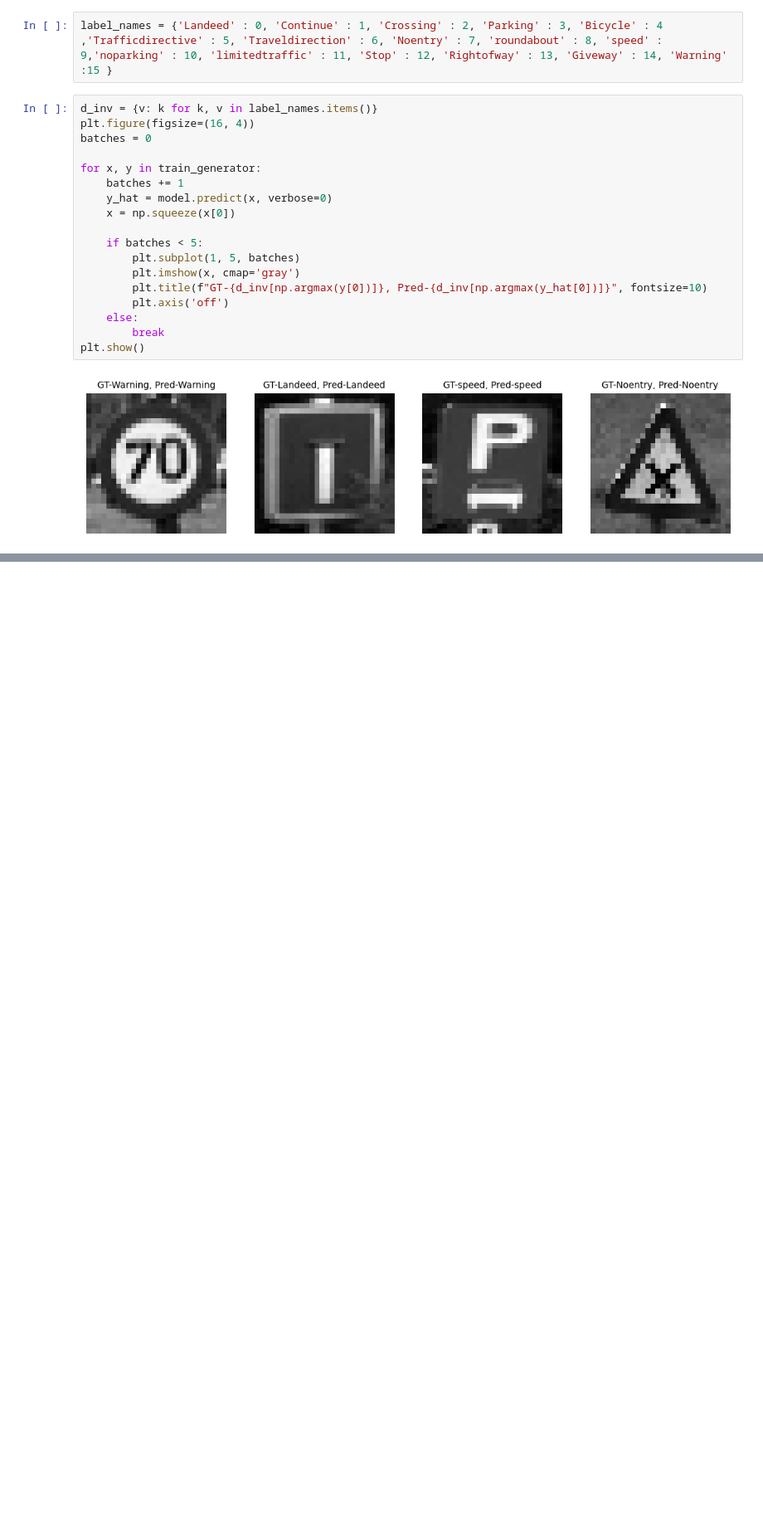
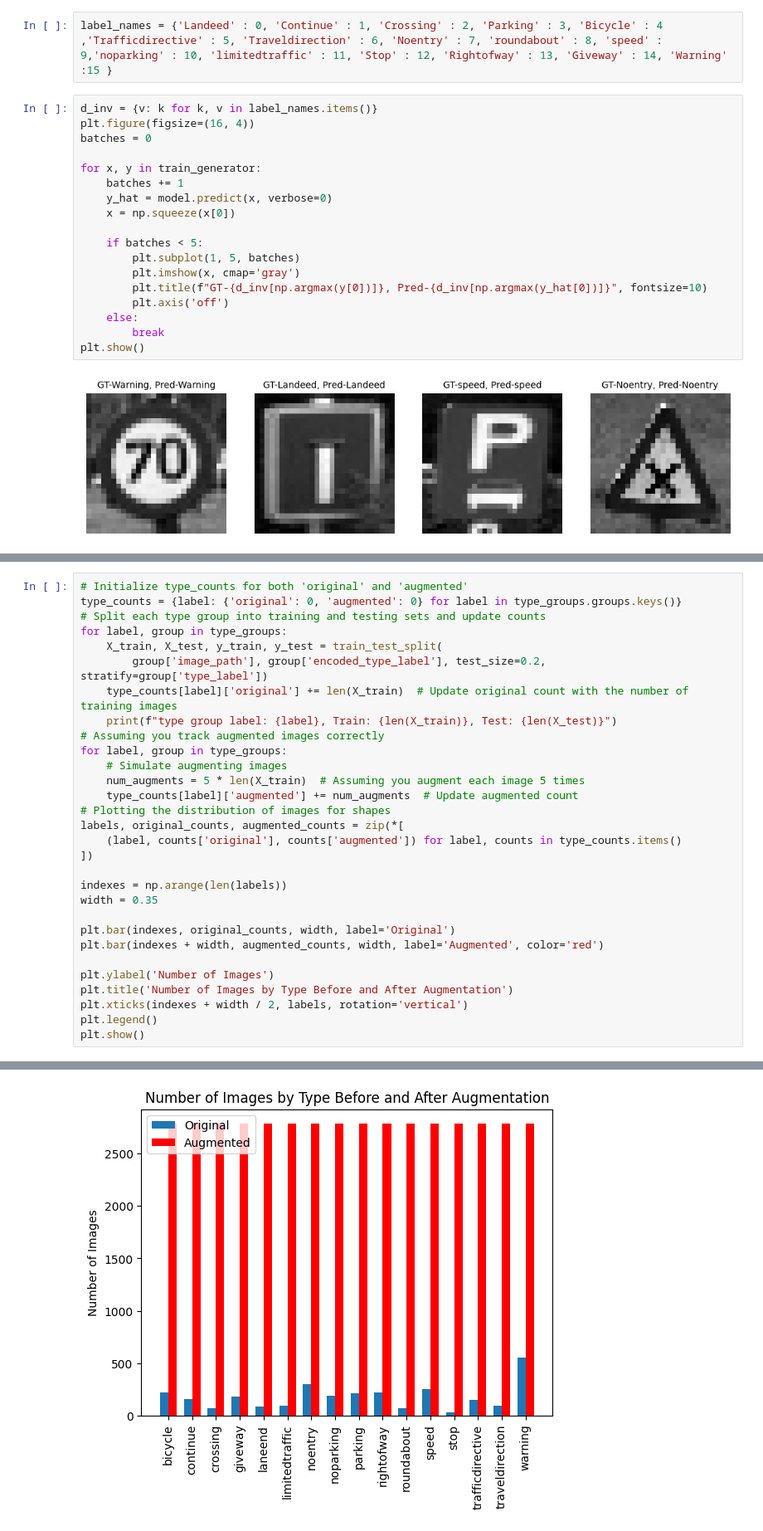
Before and after one commit to afrahhassan/afrahhassan, a Jupyter notebook: assignment2.ipynb, the cells around one changed output, grey strips where cells are left out. Shown at 83% size. Saved outputs shown, nothing was run; the diff lists cells and outputs as text; blank space fills up the shorter version.

```diff
--- a/assignment2.ipynb
+++ b/assignment2.ipynb
@@ -1041,0 +1125,31 @@ plt.show()
+# %%
+# Initialize type_counts for both 'original' and 'augmented'
+type_counts = {label: {'original': 0, 'augmented': 0} for label in type_groups.groups.keys()}
+# Split each type group into training and testing sets and update counts
+for label, group in type_groups:
+    X_train, X_test, y_train, y_test = train_test_split(
+        group['image_path'], group['encoded_type_label'], test_size=0.2, stratify=group['type_label'])
+    type_counts[label]['original'] += len(X_train)  # Update original count with the number of training images
+    print(f"type group label: {label}, Train: {len(X_train)}, Test: {len(X_test)}")
+# Assuming you track augmented images correctly
+for label, group in type_groups:
+    # Simulate augmenting images
+    num_augments = 5 * len(X_train)  # Assuming you augment each image 5 times
+    type_counts[label]['augmented'] += num_augments  # Update augmented count
+# Plotting the distribution of images for shapes
+labels, original_counts, augmented_counts = zip(*[
+    (label, counts['original'], counts['augmented']) for label, counts in type_counts.items()
+])
+
+indexes = np.arange(len(labels))
+width = 0.35
+
+plt.bar(indexes, original_counts, width, label='Original')
+plt.bar(indexes + width, augmented_counts, width, label='Augmented', color='red')
+
+plt.ylabel('Number of Images')
+plt.title('Number of Images by Type Before and After Augmentation')
+plt.xticks(indexes + width / 2, labels, rotation='vertical')
+plt.legend()
+plt.show()
+# %% [output]
@@ -1041,0 +1172 @@ plt.show()
+[figure, added]
```
Also changed, not shown: parts of 26 cells of this notebook.
